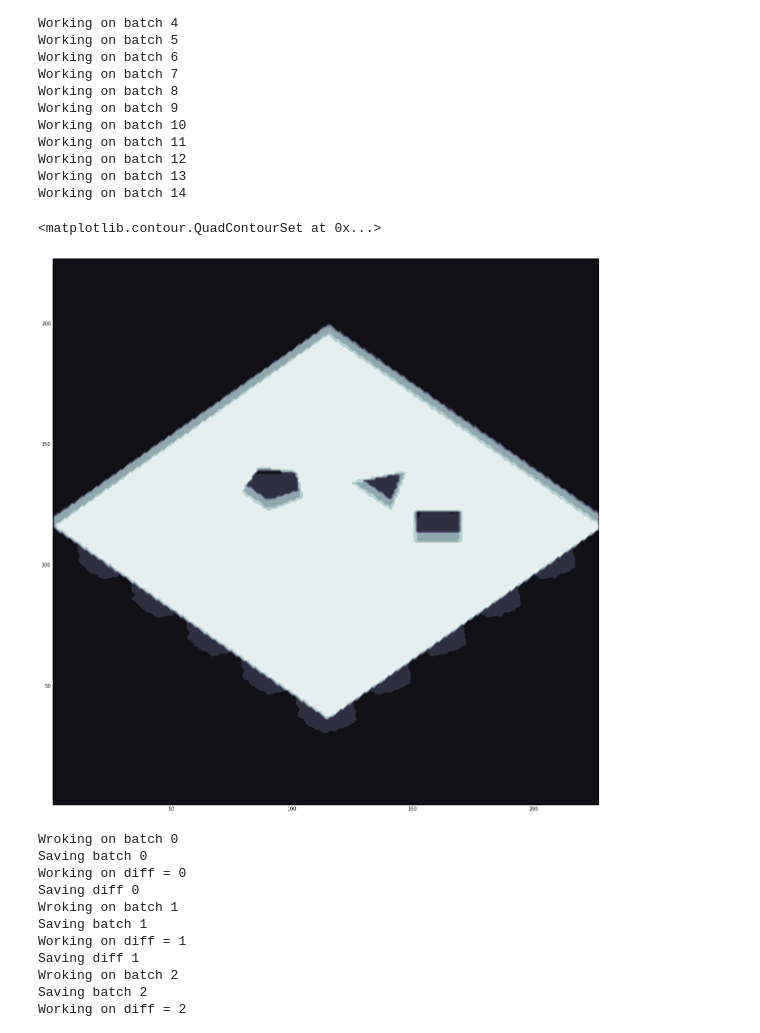
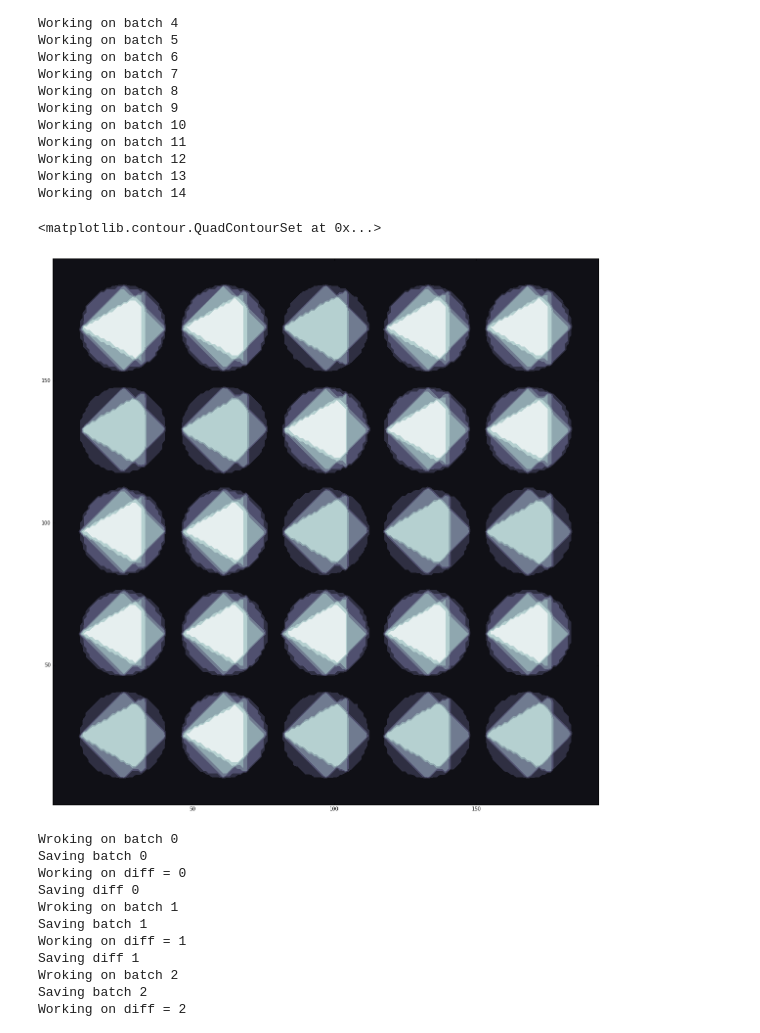
Before and after one commit to MatteoRagni/cae, a Jupyter notebook: DataPreparation.ipynb, the cells around one changed output. Drawn from its saved outputs; the diff is of its cells as text; code cells hidden in the pictures.

```diff
--- a/DataPreparation.ipynb
+++ b/DataPreparation.ipynb
@@ -324,5 +324,5 @@ class DataHandler(object):
                 if q is not None:
                     q.close()
 # %%
-n = DataHandler(os.path.join(os.getcwd(), 'dataset/data.pickle'))
+n = DataHandler(os.path.join(os.getcwd(), 'dataset/data3.pickle'))
 # %%
@@ -344,8 +344,8 @@ Working on batch 13
 Working on batch 14
 # %%
 fig = plt.figure(figsize=(20,20))
-plt.contourf(np.array(range(1,228)), np.array(range(1,228)), n.mean[0,:,:,0], cmap=plt.cm.bone)
+plt.contourf(np.array(range(1,194)), np.array(range(1,194)), n.mean[0,:,:,0], cmap=plt.cm.bone)
 # %% [output]
 <matplotlib.contour.QuadContourSet at 0x...>
-[figure, old version]
+[figure, new version]
 # %%
```
Also changed, not shown: parts of 8 cells of this notebook, 2 other files.
